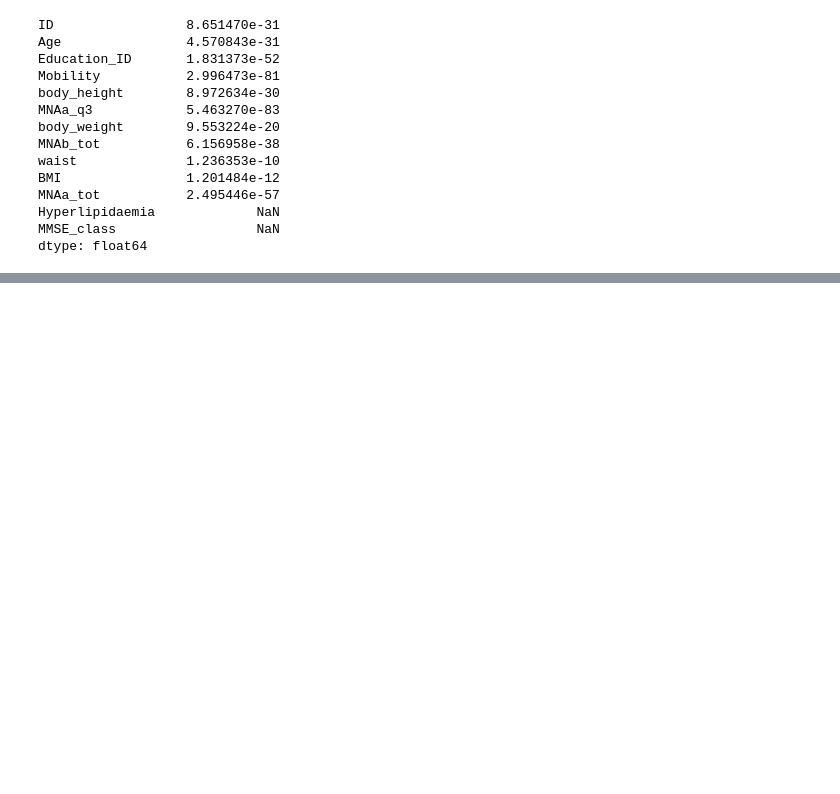
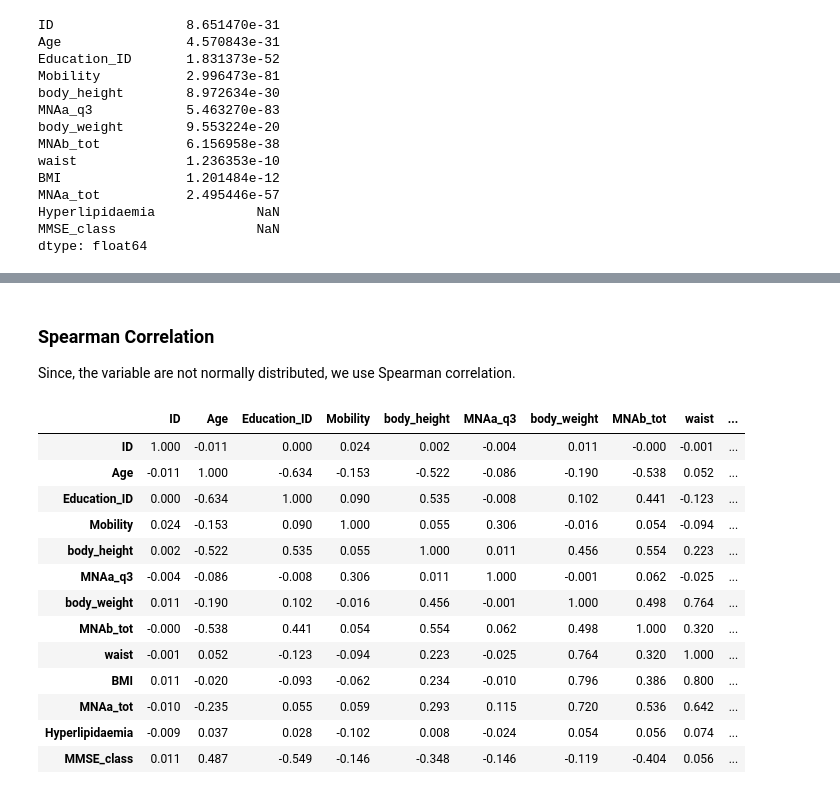
Before and after one commit to Sambidh/Dementia-Prediction-using-python, a Jupyter notebook: main.ipynb, the cells around one changed output, grey strips where cells are left out. Cells and saved outputs as stored; diff of their text form; code cells hidden in the pictures; blank space fills up the shorter version.

```diff
--- a/main.ipynb
+++ b/main.ipynb
@@ -213,0 +268,31 @@ dtype: float64
+# %% [markdown]
+### Spearman Correlation
+
+Since, the variable are not normally distributed, we use Spearman correlation.
+# %%
+# Select numeric variables
+numeric_data = data.select_dtypes(include="number")
+
+# Compute Spearman correlation using pairwise complete observations
+corr = numeric_data.corr(
+    method="spearman",
+    min_periods=1
+).round(3)
+
+# Display correlation matrix
+corr
+# %% [output]
+|  | ID | Age | Education_ID | Mobility | body_height | MNAa_q3 | body_weight | MNAb_tot | waist | ... |
+| ID | 1.000 | -0.011 | 0.000 | 0.024 | 0.002 | -0.004 | 0.011 | -0.000 | -0.001 | ... |
+| Age | -0.011 | 1.000 | -0.634 | -0.153 | -0.522 | -0.086 | -0.190 | -0.538 | 0.052 | ... |
+| Education_ID | 0.000 | -0.634 | 1.000 | 0.090 | 0.535 | -0.008 | 0.102 | 0.441 | -0.123 | ... |
+| Mobility | 0.024 | -0.153 | 0.090 | 1.000 | 0.055 | 0.306 | -0.016 | 0.054 | -0.094 | ... |
+| body_height | 0.002 | -0.522 | 0.535 | 0.055 | 1.000 | 0.011 | 0.456 | 0.554 | 0.223 | ... |
+| MNAa_q3 | -0.004 | -0.086 | -0.008 | 0.306 | 0.011 | 1.000 | -0.001 | 0.062 | -0.025 | ... |
+| body_weight | 0.011 | -0.190 | 0.102 | -0.016 | 0.456 | -0.001 | 1.000 | 0.498 | 0.764 | ... |
+| MNAb_tot | -0.000 | -0.538 | 0.441 | 0.054 | 0.554 | 0.062 | 0.498 | 1.000 | 0.320 | ... |
+| waist | -0.001 | 0.052 | -0.123 | -0.094 | 0.223 | -0.025 | 0.764 | 0.320 | 1.000 | ... |
+| BMI | 0.011 | -0.020 | -0.093 | -0.062 | 0.234 | -0.010 | 0.796 | 0.386 | 0.800 | ... |
+| MNAa_tot | -0.010 | -0.235 | 0.055 | 0.059 | 0.293 | 0.115 | 0.720 | 0.536 | 0.642 | ... |
+| Hyperlipidaemia | -0.009 | 0.037 | 0.028 | -0.102 | 0.008 | -0.024 | 0.054 | 0.056 | 0.074 | ... |
+| MMSE_class | 0.011 | 0.487 | -0.549 | -0.146 | -0.348 | -0.146 | -0.119 | -0.404 | 0.056 | ... |
```
Also changed, not shown: parts of 8 cells of this notebook.
